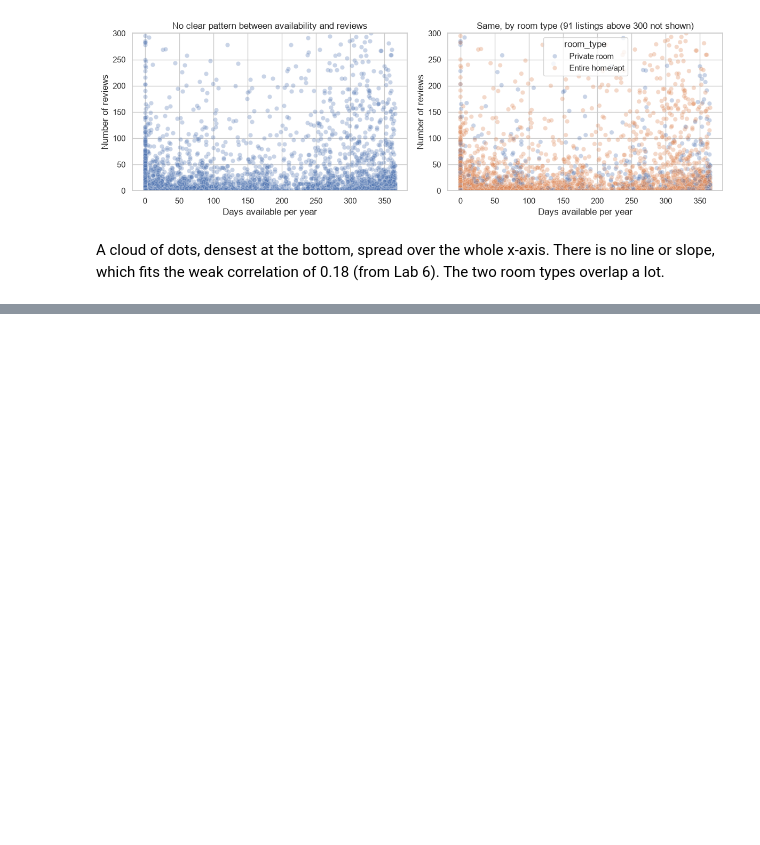
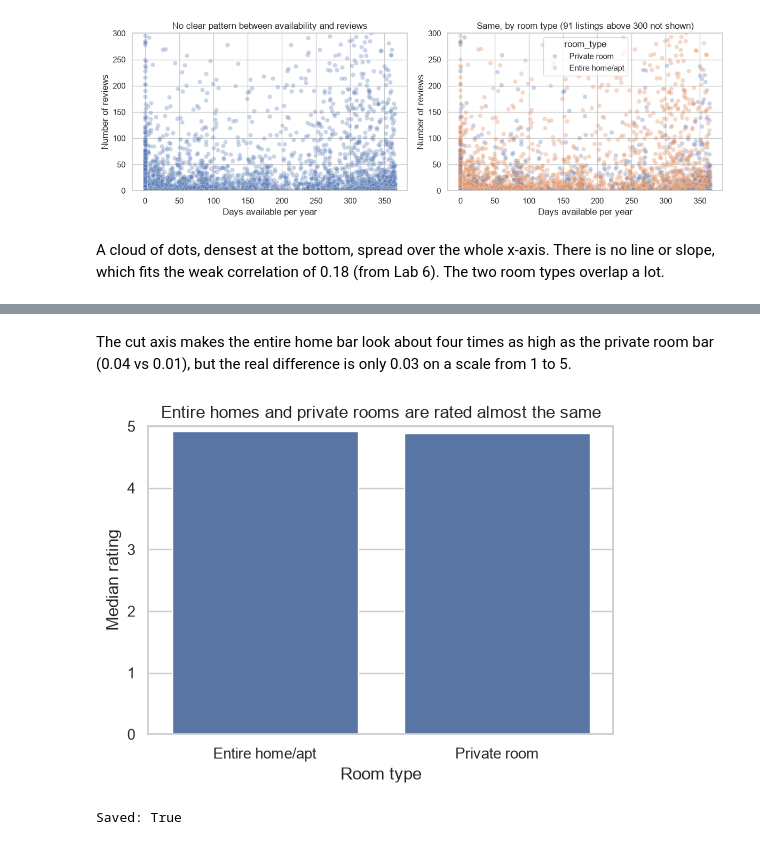
Before and after one commit to VictorSago/Lexicon-Labs, a Jupyter notebook: DataAnalysis/lab7.ipynb, the cells around one changed output, grey strips where cells are left out. Saved outputs shown, nothing was run; the diff lists cells and outputs as text; code cells hidden in the pictures; blank space fills up the shorter version.

```diff
--- a/DataAnalysis/lab7.ipynb
+++ b/DataAnalysis/lab7.ipynb
@@ -217,0 +287,23 @@ A cloud of dots, densest at the bottom, spread over the whole x-axis. There is n
+# %% [markdown]
+The cut axis makes the entire home bar look about four times as high as the private room bar (0.04 vs 0.01), but the real difference is only 0.03 on a scale from 1 to 5.
+# %%
+# Save the honest chart on its own.
+fig2, ax2 = plt.subplots(figsize=(6, 4))
+
+sns.barplot(x=medians.index, y=medians.values, ax=ax2)
+
+ax2.set_ylim(0, 5)
+ax2.set_title("Entire homes and private rooms are rated almost the same")
+ax2.set_xlabel("Room type")
+ax2.set_ylabel("Median rating")
+
+plt.show()
+
+fig2.savefig("rating_per_room_type.png", dpi=150, bbox_inches="tight")
+
+# Check that that the file has been saved
+import os
+print("Saved:", os.path.exists("rating_per_room_type.png"))
+# %% [output]
+[figure, added]
+Saved: True
```
Also changed, not shown: parts of 8 cells of this notebook, 1 other file.
